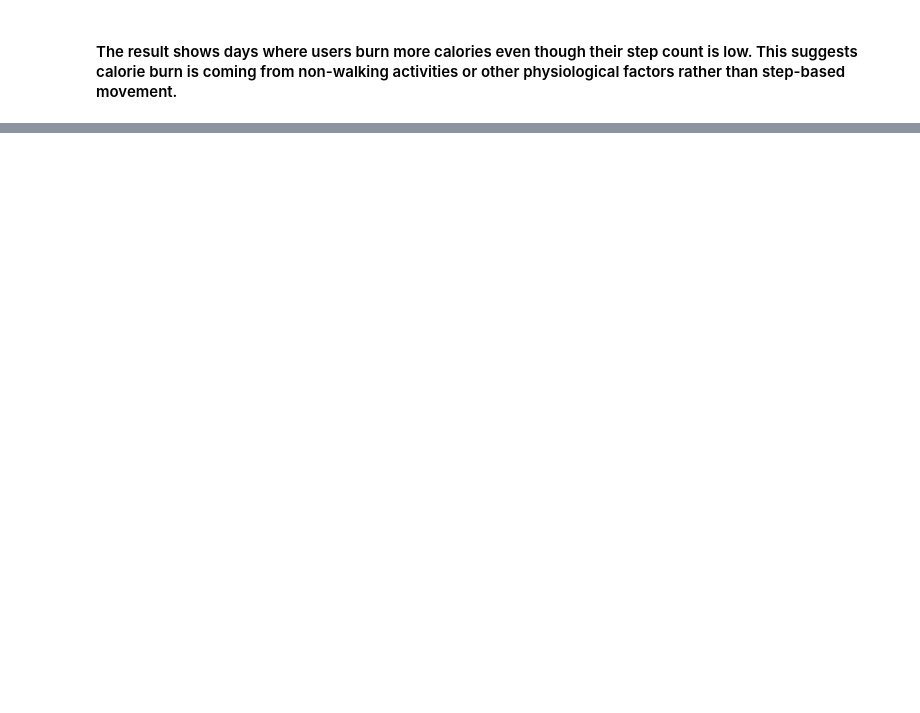
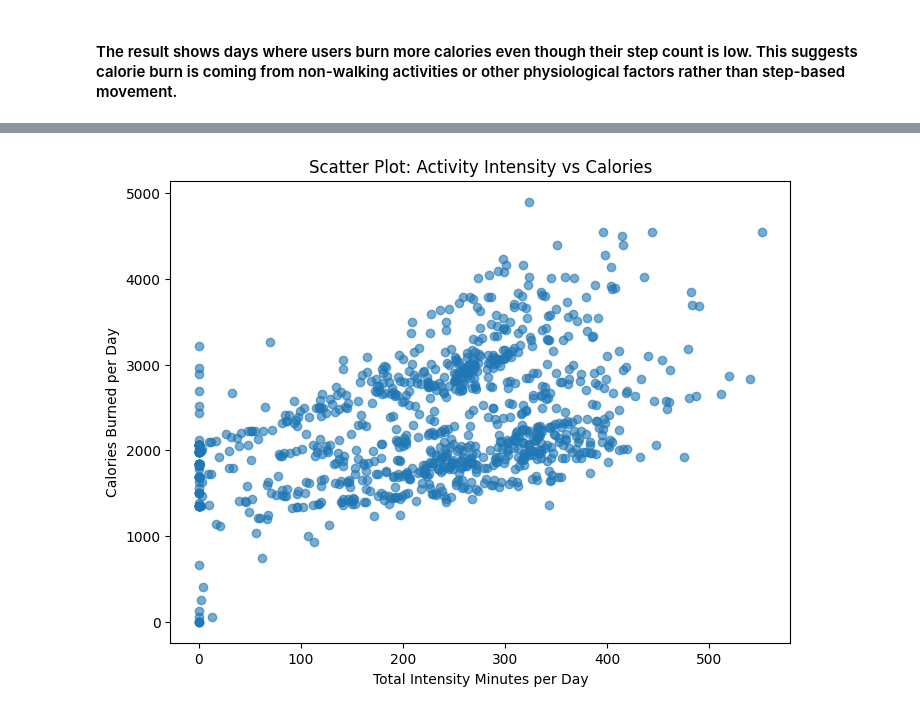
Before and after one commit to bollavamshidarreddy/fitbit-lifestyle-segmentation, a Jupyter notebook: notebooks/sql_analysis.ipynb, the cells around one changed output, grey strips where cells are left out. Drawn from its saved outputs; the diff is of its cells as text; code cells hidden in the pictures; blank space fills up the shorter version.

Commit message:
completed up to minute level analysis

```diff
--- a/notebooks/sql_analysis.ipynb
+++ b/notebooks/sql_analysis.ipynb
@@ -520,0 +671,12 @@ df
+# %%
+with engine.connect() as conn:
+    result = conn.execute(
+        text("""
+            SELECT *
+             FROM dailyactivity_merged;
+
+        """)
+    )
+
+df = pd.DataFrame(result.fetchall(), columns=result.keys())
+df
@@ -520,0 +753,29 @@ df
+# %%
+with engine.connect() as conn:
+    result = conn.execute(
+        text("""
+            SELECT
+                ID,
+                ActivityDate,
+                (LightlyActiveMinutes + FairlyActiveMinutes + VeryActiveMinutes) AS total_intensity_minutes,
+                Calories
+            FROM dailyactivity_merged;
+        """)
+    )
+
+scatter_df = pd.DataFrame(result.fetchall(), columns=result.keys())
+# %%
+import matplotlib.pyplot as plt
+
+plt.figure(figsize=(8,6))
+plt.scatter(
+    scatter_df['total_intensity_minutes'],
+    scatter_df['Calories'],
+    alpha=0.6
+)
+plt.xlabel('Total Intensity Minutes per Day')
+plt.ylabel('Calories Burned per Day')
+plt.title('Scatter Plot: Activity Intensity vs Calories')
+plt.show()
+# %% [output]
+[figure, added]
```
Also changed, not shown: parts of 54 cells of this notebook, 1 other file.
